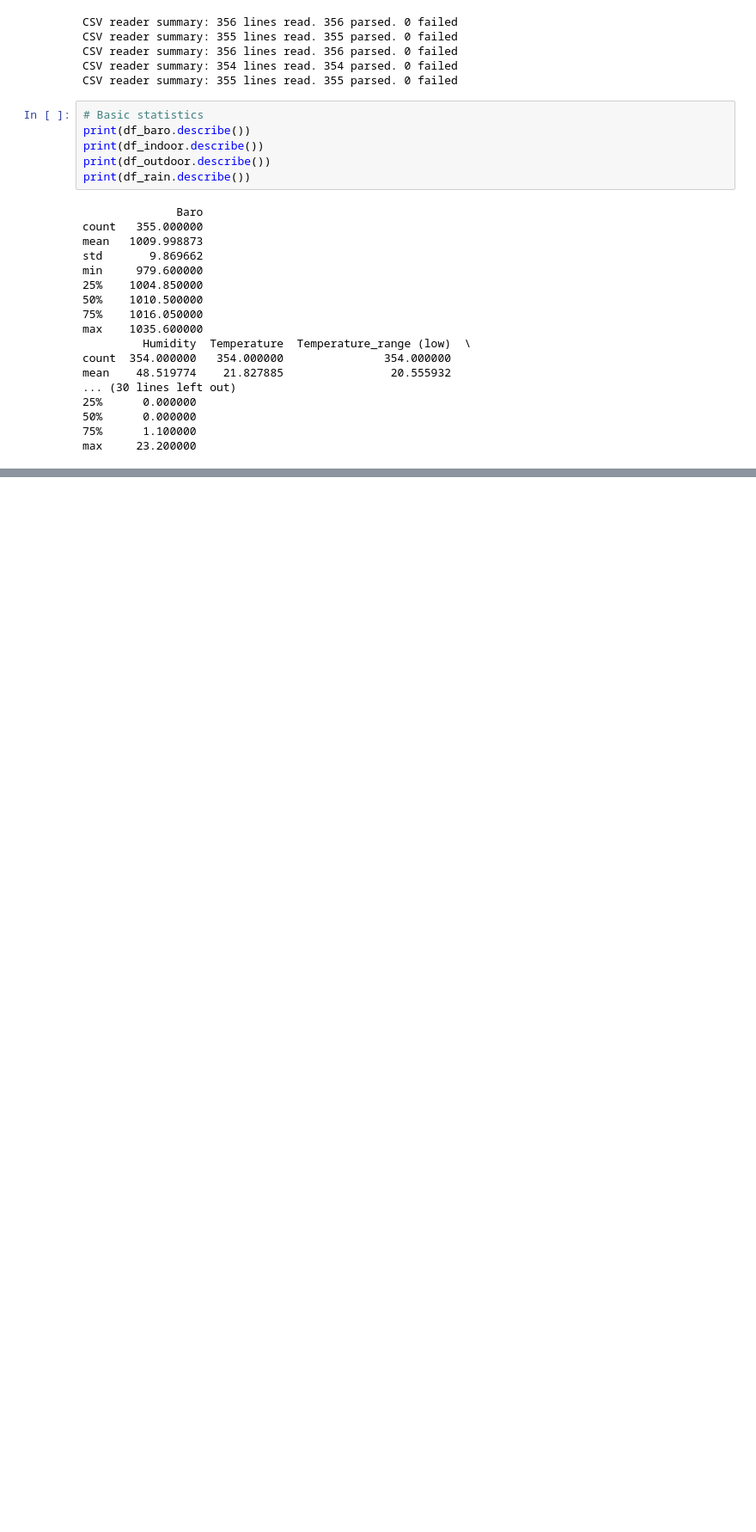
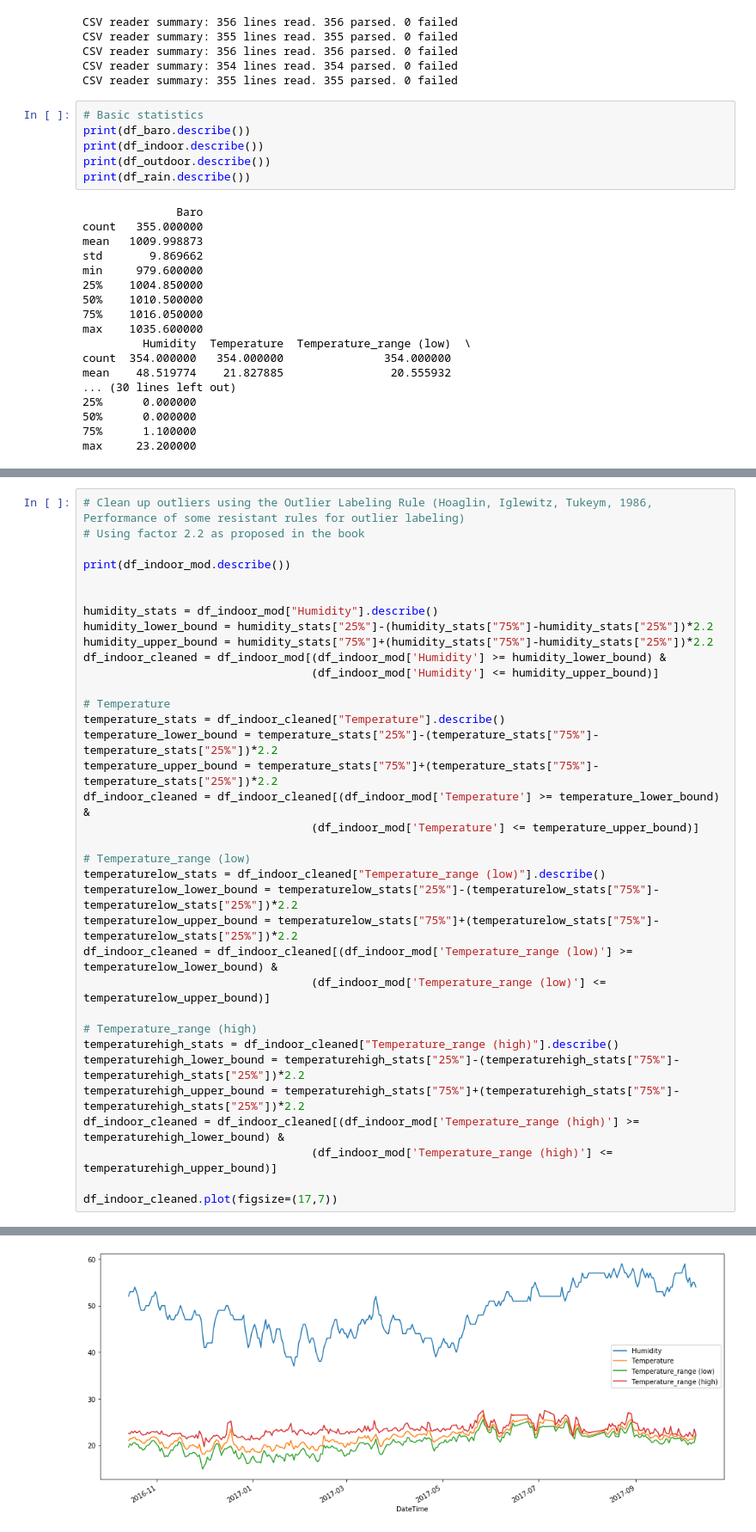
Before and after one commit to andrejlukic/csv_reader, a Jupyter notebook: EDA.ipynb, the cells around one changed output, grey strips where cells are left out. Shown at 86% size. Saved outputs shown, nothing was run; the diff lists cells and outputs as text; blank space fills up the shorter version.

Commit message:
Adding Jupyter Notebook demonstrating usage of the Outlier Labelling Rule (Hoaglin, Iglewitz, Tukeym, 1986, Performance of some resistant rules for outlier labeling).

```diff
--- a/EDA.ipynb
+++ b/EDA.ipynb
@@ -89,0 +88,36 @@ df_rain.plot(figsize=(17,7))
+# %%
+# Clean up outliers using the Outlier Labeling Rule (Hoaglin, Iglewitz, Tukeym, 1986, Performance of some resistant rules for outlier labeling)
+# Using factor 2.2 as proposed in the book
+
+print(df_indoor_mod.describe())
+
+
+humidity_stats = df_indoor_mod["Humidity"].describe()
+humidity_lower_bound = humidity_stats["25%"]-(humidity_stats["75%"]-humidity_stats["25%"])*2.2
+humidity_upper_bound = humidity_stats["75%"]+(humidity_stats["75%"]-humidity_stats["25%"])*2.2
+df_indoor_cleaned = df_indoor_mod[(df_indoor_mod['Humidity'] >= humidity_lower_bound) &
+                                  (df_indoor_mod['Humidity'] <= humidity_upper_bound)]
+
+# Temperature
+temperature_stats = df_indoor_cleaned["Temperature"].describe()
+temperature_lower_bound = temperature_stats["25%"]-(temperature_stats["75%"]-temperature_stats["25%"])*2.2
+temperature_upper_bound = temperature_stats["75%"]+(temperature_stats["75%"]-temperature_stats["25%"])*2.2
+df_indoor_cleaned = df_indoor_cleaned[(df_indoor_mod['Temperature'] >= temperature_lower_bound) &
+                                  (df_indoor_mod['Temperature'] <= temperature_upper_bound)]
+
+# Temperature_range (low)
+temperaturelow_stats = df_indoor_cleaned["Temperature_range (low)"].describe()
+temperaturelow_lower_bound = temperaturelow_stats["25%"]-(temperaturelow_stats["75%"]-temperaturelow_stats["25%"])*2.2
+temperaturelow_upper_bound = temperaturelow_stats["75%"]+(temperaturelow_stats["75%"]-temperaturelow_stats["25%"])*2.2
+df_indoor_cleaned = df_indoor_cleaned[(df_indoor_mod['Temperature_range (low)'] >= temperaturelow_lower_bound) &
+                                  (df_indoor_mod['Temperature_range (low)'] <= temperaturelow_upper_bound)]
+
+# Temperature_range (high)
+temperaturehigh_stats = df_indoor_cleaned["Temperature_range (high)"].describe()
+temperaturehigh_lower_bound = temperaturehigh_stats["25%"]-(temperaturehigh_stats["75%"]-temperaturehigh_stats["25%"])*2.2
+temperaturehigh_upper_bound = temperaturehigh_stats["75%"]+(temperaturehigh_stats["75%"]-temperaturehigh_stats["25%"])*2.2
+df_indoor_cleaned = df_indoor_cleaned[(df_indoor_mod['Temperature_range (high)'] >= temperaturehigh_lower_bound) &
+                                  (df_indoor_mod['Temperature_range (high)'] <= temperaturehigh_upper_bound)]
+
+df_indoor_cleaned.plot(figsize=(17,7))
+# %% [output]
@@ -89,0 +144 @@ df_rain.plot(figsize=(17,7))
+[figure, added]
```
Also changed, not shown: parts of 3 cells of this notebook, 2 other files.
